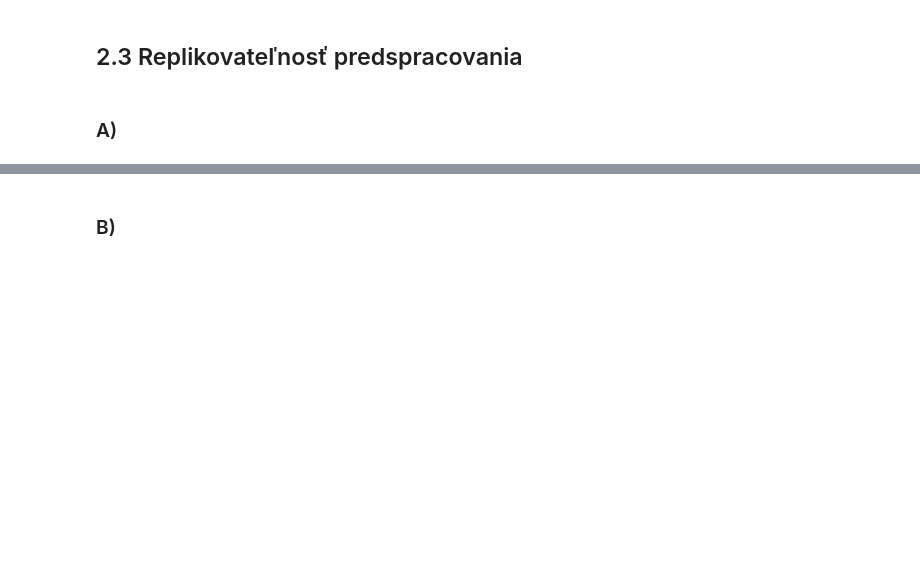
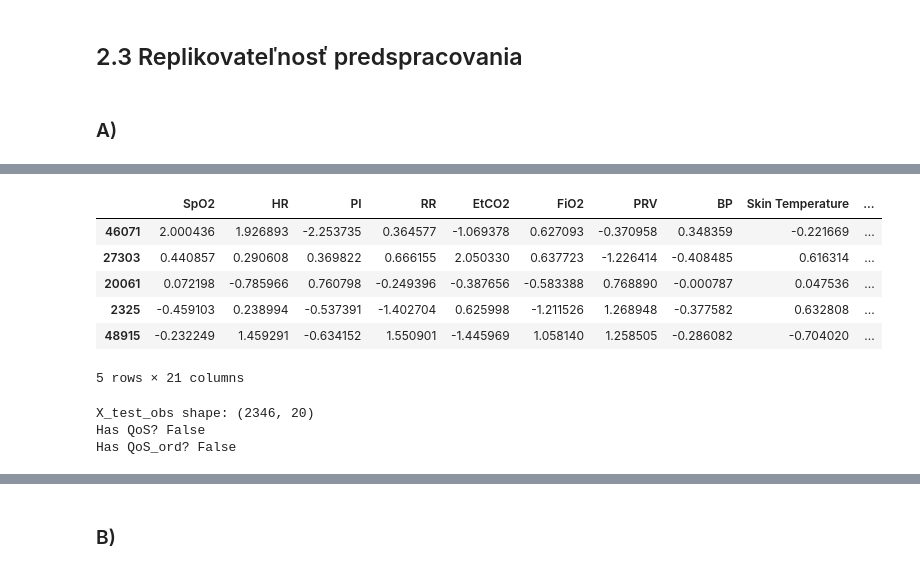
Before and after one commit to xKazimir/IAU_Project, a Jupyter notebook: Project_IAU.ipynb, the cells around one changed output, grey strips where cells are left out. Drawn from its saved outputs; the diff is of its cells as text; code cells hidden in the pictures; blank space fills up the shorter version.

```diff
--- a/Project_IAU.ipynb
+++ b/Project_IAU.ipynb
@@ -2054,0 +2305,65 @@ TypeError: OrdinalEncoder.__init__() got an unexpected keyword argument 'categor
+# %%
+X_test_w_b_g.head()
+# %% [output]
+|  | SpO2 | HR | PI | RR | EtCO2 | FiO2 | PRV | BP | Skin Temperature | ... |
+| 46071 | 2.000436 | 1.926893 | -2.253735 | 0.364577 | -1.069378 | 0.627093 | -0.370958 | 0.348359 | -0.221669 | ... |
+| 27303 | 0.440857 | 0.290608 | 0.369822 | 0.666155 | 2.050330 | 0.637723 | -1.226414 | -0.408485 | 0.616314 | ... |
+| 20061 | 0.072198 | -0.785966 | 0.760798 | -0.249396 | -0.387656 | -0.583388 | 0.768890 | -0.000787 | 0.047536 | ... |
+| 2325 | -0.459103 | 0.238994 | -0.537391 | -1.402704 | 0.625998 | -1.211526 | 1.268948 | -0.377582 | 0.632808 | ... |
+| 48915 | -0.232249 | 1.459291 | -0.634152 | 1.550901 | -1.445969 | 1.058140 | 1.258505 | -0.286082 | -0.704020 | ... |
+5 rows × 21 columns
+# %%
+#df_obs
+#help classes
+#drop unnecessary columns
+class DropColumns(BaseEstimator, TransformerMixin):
+    def __init__(self, cols):
+        self.cols = list(cols)
+    def fit(self, X, y=None):
+        self.fitted_ = True
+        return self
+    def transform(self, X):
+        X = X.copy()
+        cols_to_drop = [c for c in self.cols if c in X.columns]
+        if cols_to_drop:
+            X = X.drop(columns=cols_to_drop)
+        return X
+
+#transformers/scalers
+class ApplySequenceToCols(BaseEstimator, TransformerMixin):
+    def __init__(self, transformers, cols):
+        self.transformers = transformers  # list of pre-fitted sklearn transformers
+        self.cols = list(cols)
+    def fit(self, X, y=None):
+        self.fitted_ = True
+        return self
+    def transform(self, X):
+        X = X.copy()
+        missing = [c for c in self.cols if c not in X.columns]
+        for c in missing:
+            X[c] = 0
+        cur = X[self.cols].apply(pd.to_numeric, errors="coerce").fillna(0)
+        for t in self.transformers:
+            cur = pd.DataFrame(t.transform(cur), index=cur.index, columns=self.cols)
+        X[self.cols] = X[self.cols].astype("float64")
+        X.loc[:, self.cols] = cur.values
+        return X
+
+#pipeline
+pipe_df_obs = Pipeline(steps=[
+    ("drop_qos_code", DropColumns(cols=["QoS", "code"])),         # drop QoS, code
+    ("seq_num",       ApplySequenceToCols(                        # apply StandardScaler -> RobustScaler -> PowerTransformer -> QuantileTransformer
+        transformers=[scaler_obs, rob_obs, pt_obs, qt_obs],
+        cols=num_cols_obs
+    ))
+])
+
+pipe_df_obs.fit(X_train_obs.head(0))
+X_test_obs = pipe_df_obs.transform(X_test_obs.copy())
+print("X_test_obs shape:", X_test_obs.shape)
+print("Has QoS?", "QoS" in X_test_obs.columns)
+print("Has QoS_ord?", "QoS_ord" in X_test_obs.columns)
+# %% [output]
+X_test_obs shape: (2346, 20)
+Has QoS? False
+Has QoS_ord? False
```
Also changed, not shown: parts of 44 cells of this notebook.
